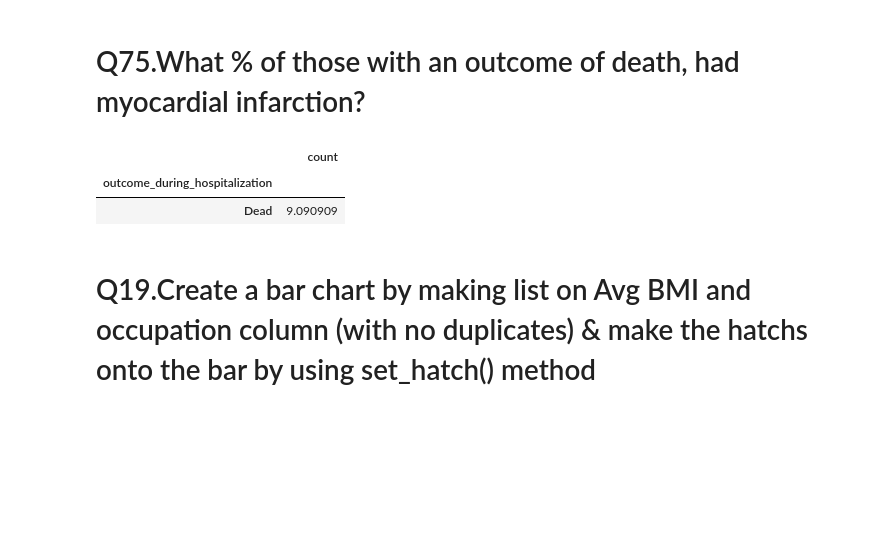
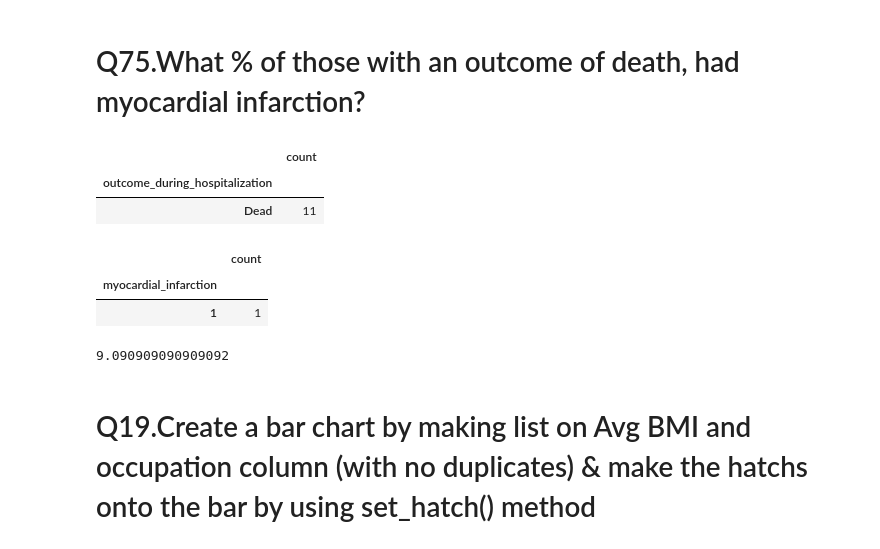
Before and after one commit to Moinandy6/Team9_Py-Stars_Python-Hackathon_Apr24, a Jupyter notebook: Team9_Py-Stars_Python-Hackathon_Apr24(Q65-80).ipynb, the cells around one changed output. Drawn from its saved outputs; the diff is of its cells as text; code cells hidden in the pictures; blank space fills up the shorter version.

```diff
--- a/Team9_Py-Stars_Python-Hackathon_Apr24(Q65-80).ipynb
+++ b/Team9_Py-Stars_Python-Hackathon_Apr24(Q65-80).ipynb
@@ -143,29 +143,41 @@ Lowest_Death_Rate_Outcome
 # %%
 #df1=df_Hospitalization_Discharge
 #df2=df_CardiacComplications
 #df_Merged=pd.merge(df1,df2)
 #df_Merged
 #df_Death = df_Merged[df_Merged['outcome_during_hospitalization'] == 'dead']
 #df_Death
 #df_MI = df_Merged[df_Merged['myocardial_infarction'] == '1']
 #df_MI
 #Total_DeathCount = len(df_Death)
 #Total_DeathCount
 #Total_MIcount=len(df_MI)
 #Percentage_MI_Death=(Total_MIcount/Total_DeathCount)*100
 #Percentage_MI_Death
-DeathOutcome_count = df_Hospitalization_Discharge[df_Hospitalization_Discharge['outcome_during_hospitalization'] == 'Dead'][['inpatient_number', 'outcome_during_hospitalization']]
-DeathOutcome_count
+DeathOutcome_count = df_Hospitalization_Discharge[df_Hospitalization_Discharge['outcome_during_hospitalization'] == 'Dead'][['inpatient_number','outcome_during_hospitalization']]
+#DeathOutcome_count
 Total_DeathCount=DeathOutcome_count['outcome_during_hospitalization'].value_counts().to_frame('count')
 Total_DeathCount
-Common_inpatient_number = pd.merge(DeathOutcome_count,df_CardiacComplications, how='inner', on=['inpatient_number'])
-Common_inpatient_number
-Percentage_MI_Death=(1/Total_DeathCount)*100
-Percentage_MI_Death
 # %% [output]
 |  | count |
 | outcome_during_hospitalization |  |
-| Dead | 9.090909 |
+| Dead | 11 |
+# %%
+Patient_MI = df_CardiacComplications[df_CardiacComplications['myocardial_infarction'] >0]
+Patient_MI
+Total_MI_Count=Common_inpatient_number['myocardial_infarction'].value_counts().to_frame('count')
+Total_MI_Count
+#Common_inpatient_number = pd.merge(DeathOutcome_count,Patient_MI, how='inner', on=['inpatient_number'])
+#Common_inpatient_number
+# %% [output]
+|  | count |
+| myocardial_infarction |  |
+| 1 | 1 |
+# %%
+Percentage_MI_Death=(1/11)*100
+Percentage_MI_Death
+# %% [output]
+9.090909090909092
 # %% [markdown]
 # Q19.Create a bar chart by making list on Avg BMI and occupation column (with no duplicates) & make the hatchs onto the bar by using set_hatch() method
 # %%
```
Also changed, not shown: parts of 12 cells of this notebook.
